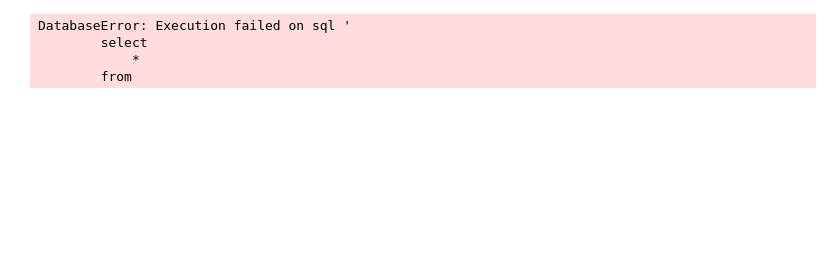
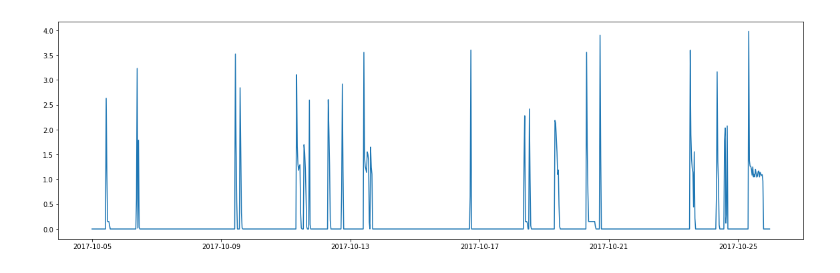
Before and after one commit to GStechschulte/energy-efficiency, a Jupyter notebook: EDA/hipe_load_profiles/soldering_oven.ipynb, the cells around one changed output. Saved outputs shown, nothing was run; the diff lists cells and outputs as text; code cells hidden in the pictures; blank space fills up the shorter version.

```diff
--- a/EDA/hipe_load_profiles/soldering_oven.ipynb
+++ b/EDA/hipe_load_profiles/soldering_oven.ipynb
@@ -56,7 +20,13 @@ plt.show()
 # %%
-hourly_profile_heatmap()
+hourly_profile_heatmap(machine='soldering_oven')
-# %% [output]
-DatabaseError: Execution failed on sql '
-        select
-            *
-        from
+# %%
+df = df[(df.index >= '2017-10-05') & (df.index < '2017-10-26')]
+#time_int_range = np.arange(0, df.shape[0]*30, 30)
+#df['t_int'] = time_int_range
+#df['t_norm'] = (df['t_int'] - df['t_int'].min()) / (df['t_int'].max() - df['t_int'].min())
+
+plt.figure(figsize=(20, 6))
+plt.plot(df.index, df.kw)
+plt.show()
+# %% [output]
+[figure, added]
```
Also changed, not shown: parts of 9 cells of this notebook, 3 other files.
